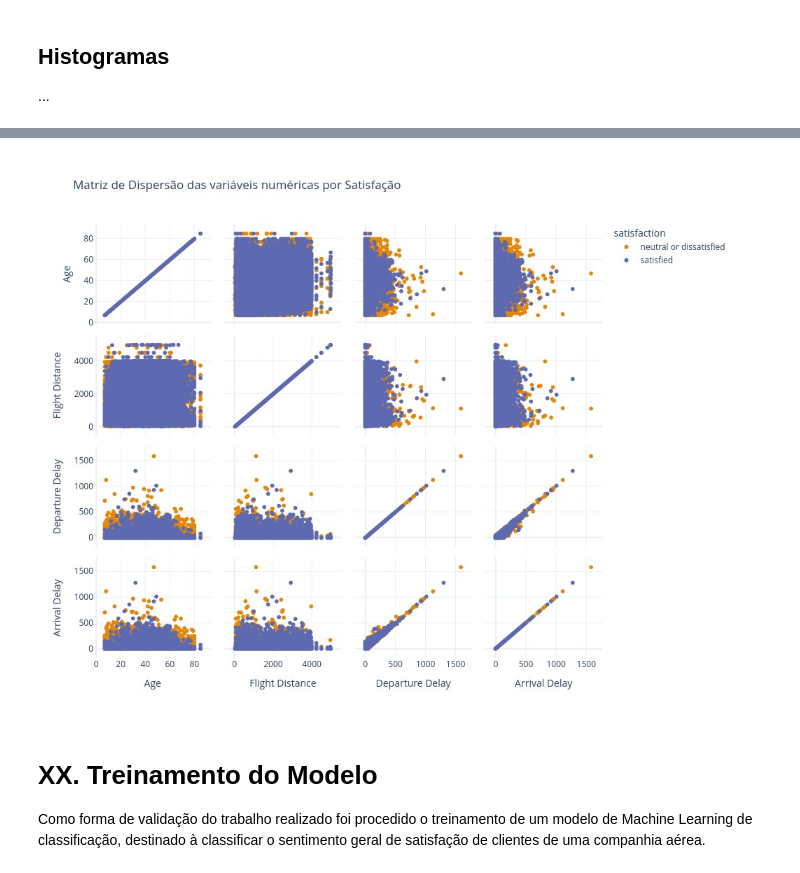
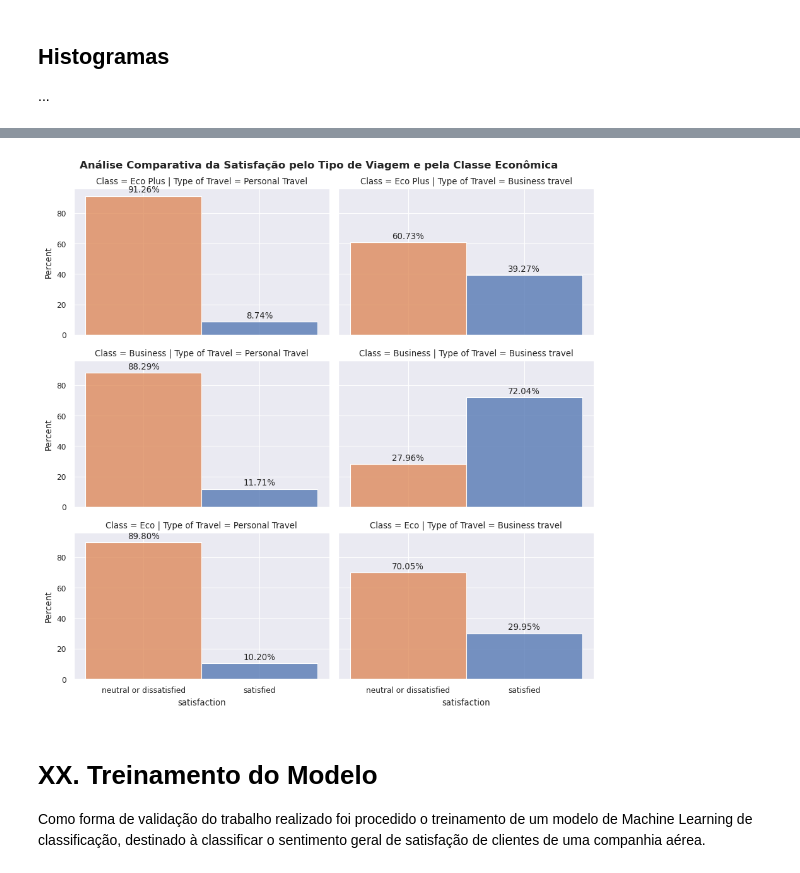
Before and after one commit to rogerioferreira/MVP-Analise-de-Dados-e-Boas-Praticas-PUC-RIO, a Jupyter notebook: notebooks/mvp-analise de dados e boas praticas.ipynb, the cells around one changed output, grey strips where cells are left out. Cells and saved outputs as stored; diff of their text form; code cells hidden in the pictures.

```diff
--- a/notebooks/mvp-analise de dados e boas praticas.ipynb
+++ b/notebooks/mvp-analise de dados e boas praticas.ipynb
@@ -454,26 +316,47 @@ fig.show()
-# %%
-fig = px.scatter_matrix(
-    data,
-    dimensions=[
-        "Age",
-        "Flight Distance",
-        "Departure Delay in Minutes",
-        "Arrival Delay in Minutes",
-    ],
-    labels={
-        "Departure Delay in Minutes": "Departure Delay",
-        "Arrival Delay in Minutes": "Arrival Delay",
-    },
-    color="satisfaction",
-    title="Matriz de Dispersão das variáveis numéricas por Satisfação",
-    template="plotly_white",
-    width=1000,
-    height=800,
-)
-
-fig.show()
-# %% [output]
-[figure, removed]
+# %%
+g = sns.FacetGrid(
+    data=data,
+    col="Type of Travel",
+    row="Class",
+    height=3,
+    aspect=1.5,
+    legend_out=False,
+)
+
+g.map_dataframe(
+    sns.histplot,
+    x="satisfaction",
+    hue="satisfaction",
+    hue_order=["satisfied", "neutral or dissatisfied"],
+    stat="percent",
+    multiple="stack",
+)
+
+g.figure.suptitle(
+    "Análise Comparativa da Satisfação pelo Tipo de Viagem e pela Classe Econômica",
+    fontsize=12,
+    fontweight="bold",
+)
+
+# Iteração sobre os eixos para inclusão dos rótulos numéricos
+for ax in g.axes.flatten():
+    # Extração dos containers de barras do eixo atual
+    for container in ax.containers:
+        # Extração das alturas das barras e criação de rótulos condicionais
+        labels = [f"{val:.2f}%" if val > 0 else "" for val in container.datavalues]
+
+        # Aplicação dos rótulos filtrados ao container atual
+        ax.bar_label(
+            container,
+            labels=labels,
+            padding=2.0,
+            label_type="edge",
+        )
+
+plt.tight_layout()
+plt.show()
+# %% [output]
+[figure, added]
 # %% [markdown]
 # XX. Treinamento do Modelo
 
```
Also changed, not shown: parts of 15 cells of this notebook.
